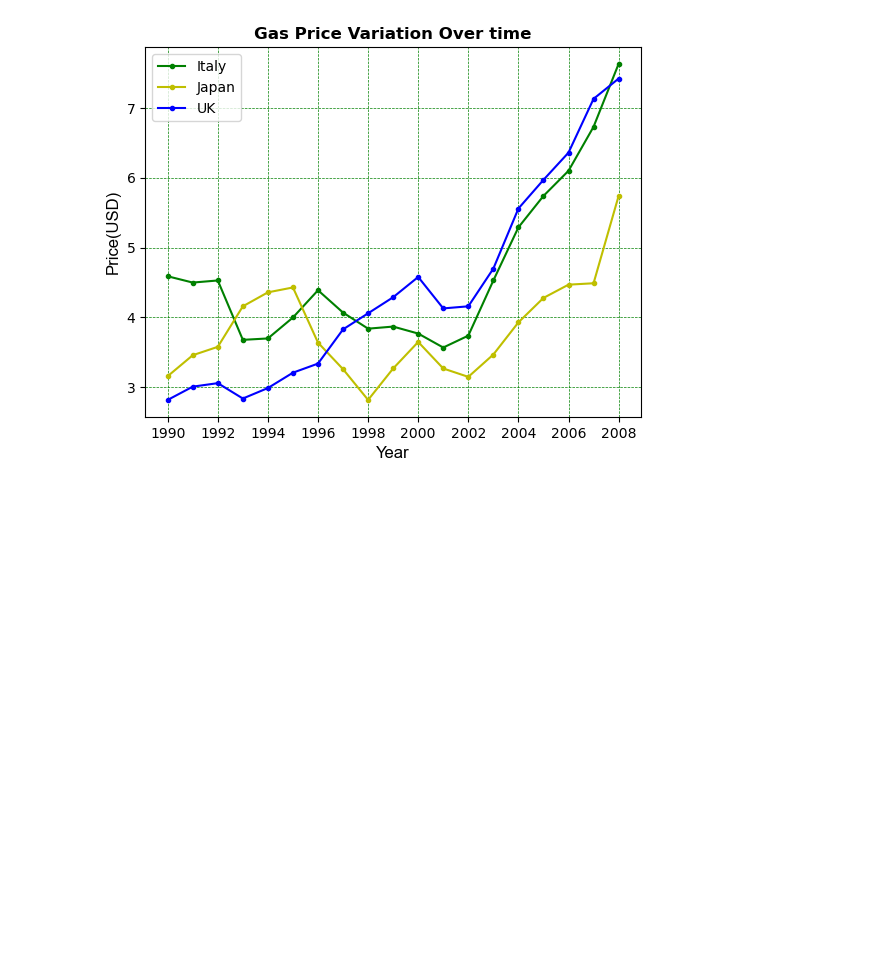
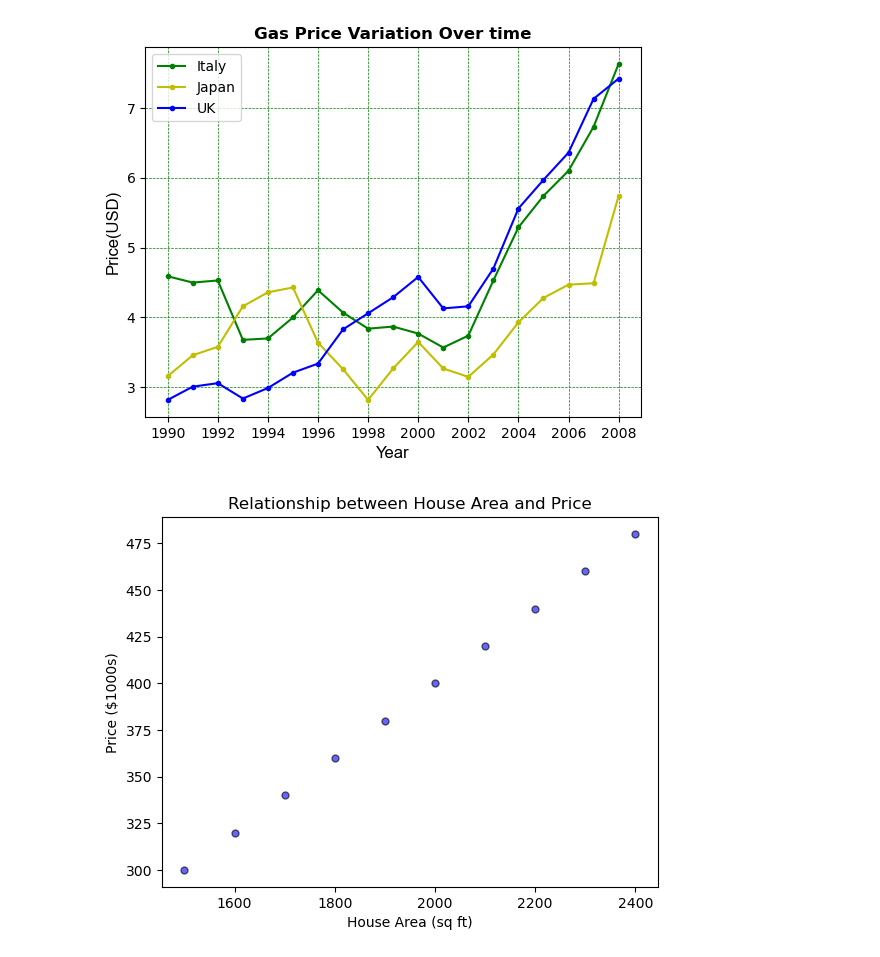
Before and after one commit to Erick-Ondiwa/Machine_Learning_Programming, a Jupyter notebook: 4_matplotlib_library/1_intro_to_matplotlib.ipynb, the cells around one changed output. Cells and saved outputs as stored; diff of their text form; code cells hidden in the pictures; blank space fills up the shorter version.

```diff
--- a/4_matplotlib_library/1_intro_to_matplotlib.ipynb
+++ b/4_matplotlib_library/1_intro_to_matplotlib.ipynb
@@ -73,0 +77,16 @@ plt.show()
+# %%
+# Sample data
+house_area = [1500, 1600, 1700, 1800, 1900, 2000, 2100, 2200, 2300, 2400]
+house_price = [300, 320, 340, 360, 380, 400, 420, 440, 460, 480]
+
+# Create a scatter plot
+plt.scatter(house_area, house_price, color='blue', linestyle='-', marker='.', s=100, alpha=0.6, edgecolor='black')
+
+# Adding labels and title
+plt.xlabel("House Area (sq ft)")
+plt.ylabel("Price ($1000s)")
+plt.title("Relationship between House Area and Price")
+
+plt.show()
+# %% [output]
+[figure, added]
```
Also changed, not shown: parts of 2 cells of this notebook, 1 other file.
